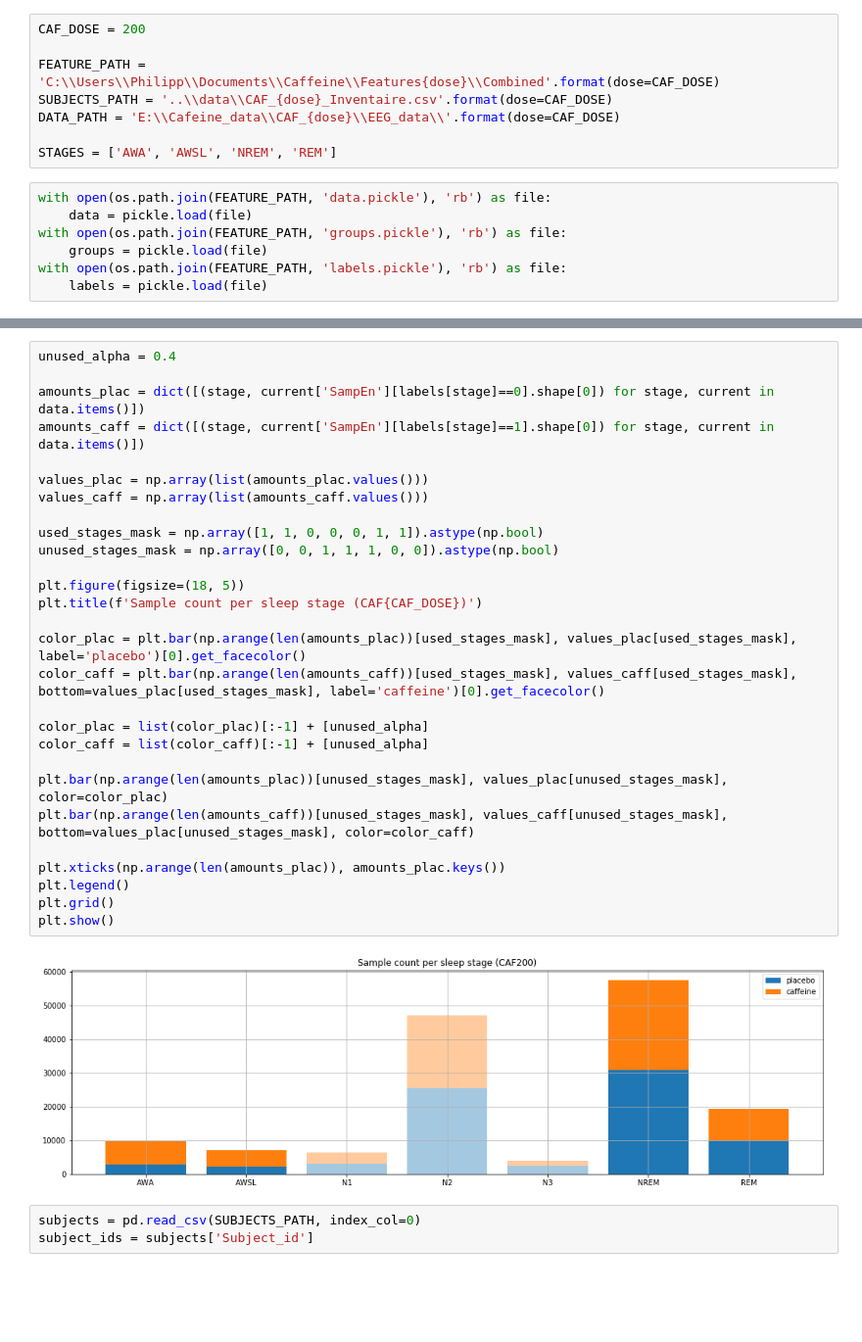
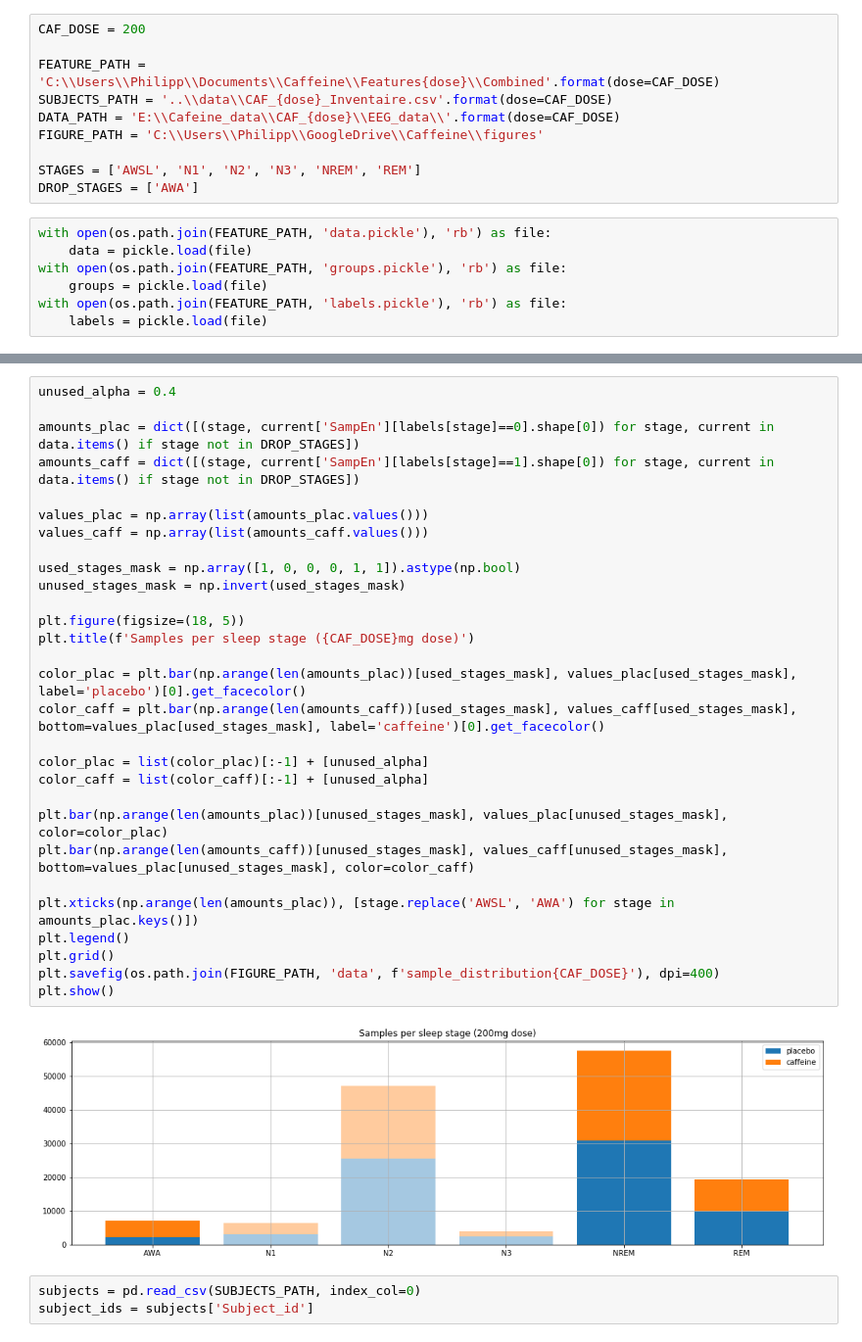
Before and after one commit to PhilippThoelke/caffeine-sleep, a Jupyter notebook: exploration/DataExploration.ipynb, the cells around one changed output, grey strips where cells are left out. Shown at 98% size. Saved outputs shown, nothing was run; the diff lists cells and outputs as text; blank space fills up the shorter version.

```diff
--- a/exploration/DataExploration.ipynb
+++ b/exploration/DataExploration.ipynb
@@ -14,8 +14,10 @@ CAF_DOSE = 200
 FEATURE_PATH = 'C:\\Users\\Philipp\\Documents\\Caffeine\\Features{dose}\\Combined'.format(dose=CAF_DOSE)
 SUBJECTS_PATH = '..\\data\\CAF_{dose}_Inventaire.csv'.format(dose=CAF_DOSE)
 DATA_PATH = 'E:\\Cafeine_data\\CAF_{dose}\\EEG_data\\'.format(dose=CAF_DOSE)
+FIGURE_PATH = 'C:\\Users\\Philipp\\GoogleDrive\\Caffeine\\figures'
 
-STAGES = ['AWA', 'AWSL', 'NREM', 'REM']
+STAGES = ['AWSL', 'N1', 'N2', 'N3', 'NREM', 'REM']
+DROP_STAGES = ['AWA']
 # %%
 with open(os.path.join(FEATURE_PATH, 'data.pickle'), 'rb') as file:
     data = pickle.load(file)
@@ -44,33 +52,34 @@ REM
 # %%
 unused_alpha = 0.4
 
-amounts_plac = dict([(stage, current['SampEn'][labels[stage]==0].shape[0]) for stage, current in data.items()])
-amounts_caff = dict([(stage, current['SampEn'][labels[stage]==1].shape[0]) for stage, current in data.items()])
+amounts_plac = dict([(stage, current['SampEn'][labels[stage]==0].shape[0]) for stage, current in data.items() if stage not in DROP_STAGES])
+amounts_caff = dict([(stage, current['SampEn'][labels[stage]==1].shape[0]) for stage, current in data.items() if stage not in DROP_STAGES])
 
 values_plac = np.array(list(amounts_plac.values()))
 values_caff = np.array(list(amounts_caff.values()))
 
-used_stages_mask = np.array([1, 1, 0, 0, 0, 1, 1]).astype(np.bool)
-unused_stages_mask = np.array([0, 0, 1, 1, 1, 0, 0]).astype(np.bool)
+used_stages_mask = np.array([1, 0, 0, 0, 1, 1]).astype(np.bool)
+unused_stages_mask = np.invert(used_stages_mask)
 
 plt.figure(figsize=(18, 5))
-plt.title(f'Sample count per sleep stage (CAF{CAF_DOSE})')
+plt.title(f'Samples per sleep stage ({CAF_DOSE}mg dose)')
 
 color_plac = plt.bar(np.arange(len(amounts_plac))[used_stages_mask], values_plac[used_stages_mask], label='placebo')[0].get_facecolor()
 color_caff = plt.bar(np.arange(len(amounts_caff))[used_stages_mask], values_caff[used_stages_mask], bottom=values_plac[used_stages_mask], label='caffeine')[0].get_facecolor()
 
 color_plac = list(color_plac)[:-1] + [unused_alpha]
 color_caff = list(color_caff)[:-1] + [unused_alpha]
 
 plt.bar(np.arange(len(amounts_plac))[unused_stages_mask], values_plac[unused_stages_mask], color=color_plac)
 plt.bar(np.arange(len(amounts_caff))[unused_stages_mask], values_caff[unused_stages_mask], bottom=values_plac[unused_stages_mask], color=color_caff)
 
-plt.xticks(np.arange(len(amounts_plac)), amounts_plac.keys())
+plt.xticks(np.arange(len(amounts_plac)), [stage.replace('AWSL', 'AWA') for stage in amounts_plac.keys()])
 plt.legend()
 plt.grid()
+plt.savefig(os.path.join(FIGURE_PATH, 'data', f'sample_distribution{CAF_DOSE}'), dpi=400)
 plt.show()
 # %% [output]
-[figure, old version]
+[figure, new version]
 # %%
 subjects = pd.read_csv(SUBJECTS_PATH, index_col=0)
 subject_ids = subjects['Subject_id']
```
Also changed, not shown: parts of 6 cells of this notebook, 3 other files.
